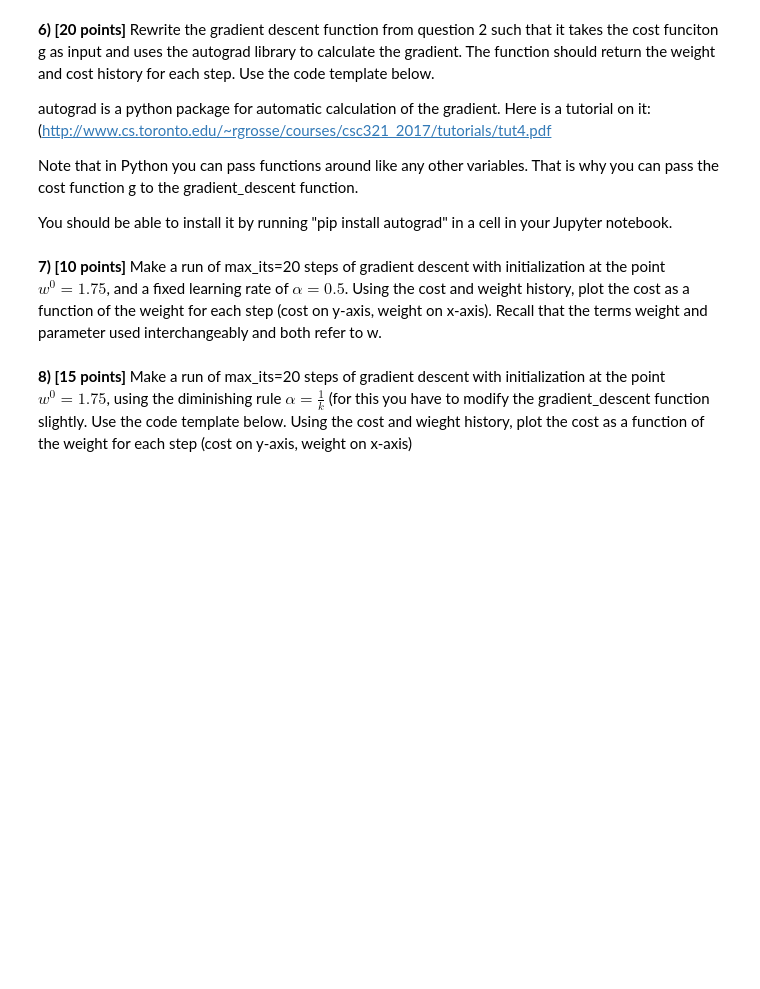
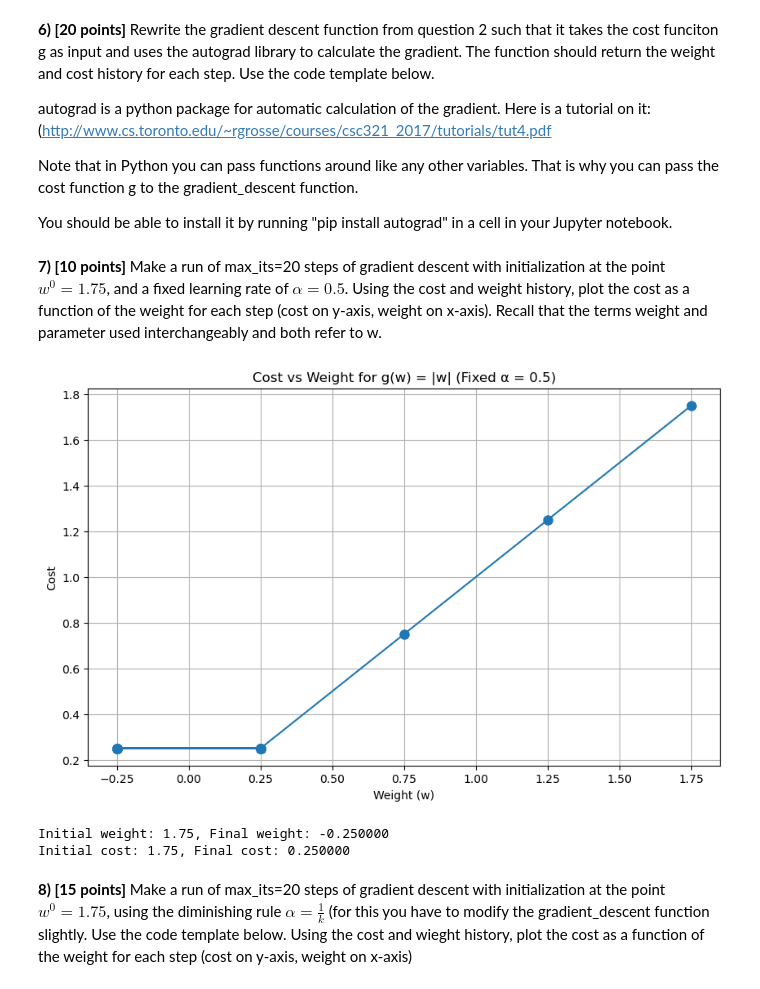
Before and after one commit to deji4things2000/mlpro, a Jupyter notebook: Others/HW1-1.ipynb, the cells around one changed output. Cells and saved outputs as stored; diff of their text form; code cells hidden in the pictures; blank space fills up the shorter version.

```diff
--- a/Others/HW1-1.ipynb
+++ b/Others/HW1-1.ipynb
@@ -62,9 +131,54 @@ from autograd import grad
 #inputs: g (cost function), alpha (learning rate parameter), max_its (maximum number of iterations), w (initialization)
 def gradient_descent(g,alpha,max_its,w0):
     gradient = grad(g)   ## This is how you use the autograd library to find the gradient of a function
-    ##Your code here
+    # Initialize
+    w = w0
+    weight_history = [w]
+    cost_history = [g(w)]
+
+    # Gradient descent iterations
+    for i in range(max_its):
+        # Compute gradient
+        grad_w = gradient(w)
+
+        # Update w
+        w = w - alpha * grad_w
+
+        # Record history
+        weight_history.append(w)
+        cost_history.append(g(w))
     return weight_history,cost_history
 # %% [markdown]
 **7) [10 points]** Make a run of max_its=20 steps of gradient descent with initialization at the point $w^0 = 1.75$, and a fixed learning rate of $\alpha = 0.5$. Using the cost and weight history, plot the cost as a function of the weight for each step (cost on y-axis, weight on x-axis). Recall that the terms weight and parameter used interchangeably and both refer to w.
+# %%
+def g_abs(w):
+    return abs(w)
+
+# Run gradient descent with parameters from question 7
+w0 = 1.75
+alpha = 0.5
+max_its = 20
+
+# Use the gradient_descent function from question 6
+weight_history, cost_history = gradient_descent(g_abs, alpha, max_its, w0)
+
+# Plot cost as function of weight
+import matplotlib.pyplot as plt
+%matplotlib inline
+
+plt.figure(figsize=(10, 6))
+plt.plot(weight_history, cost_history, 'o-', markersize=8)
+plt.xlabel('Weight (w)')
+plt.ylabel('Cost')
+plt.title('Cost vs Weight for g(w) = |w| (Fixed α = 0.5)')
+plt.grid(True)
+plt.show()
+
+print(f"Initial weight: {weight_history[0]}, Final weight: {weight_history[-1]:.6f}")
+print(f"Initial cost: {cost_history[0]}, Final cost: {cost_history[-1]:.6f}")
+# %% [output]
+[figure, added]
+Initial weight: 1.75, Final weight: -0.250000
+Initial cost: 1.75, Final cost: 0.250000
 # %% [markdown]
 **8) [15 points]** Make a run of max_its=20 steps of gradient descent with initialization at the point $w^0 = 1.75$, using the diminishing rule $\alpha = \frac{1}{k}$ (for this you have to modify the gradient_descent function slightly. Use the code template below. Using the cost and wieght history, plot the cost as a function of the weight for each step (cost on y-axis, weight on x-axis)
```
Also changed, not shown: parts of 15 cells of this notebook.
